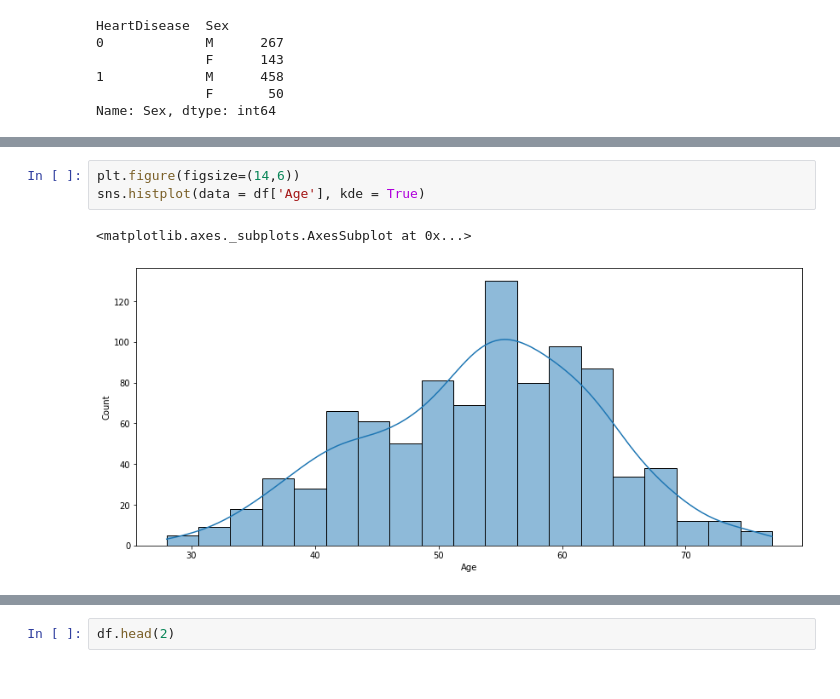
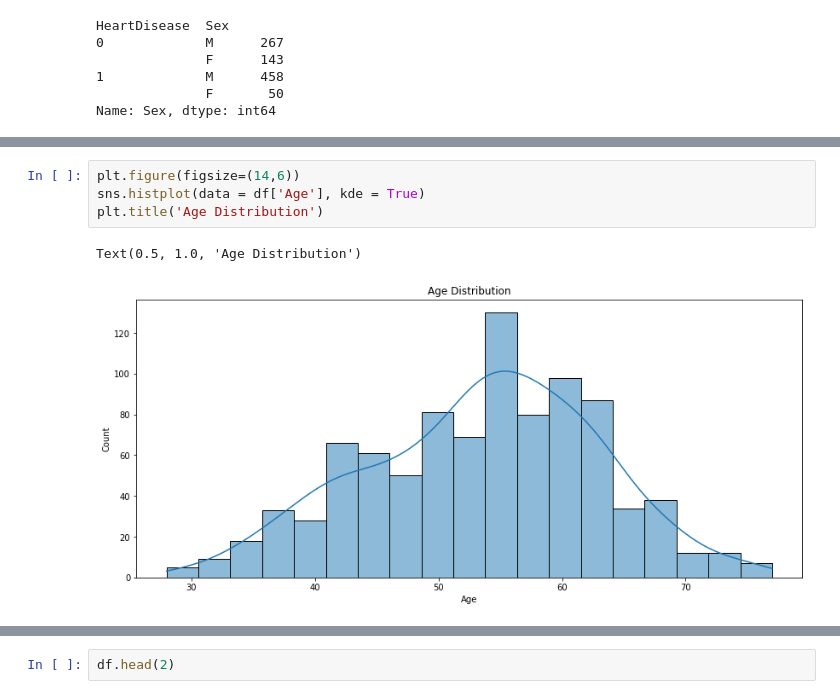
Before and after one commit to Yusufadepoju/Heart-Disease-Prediction-Analysis-and-Model, a Jupyter notebook: Heart.ipynb, the cells around one changed output, grey strips where cells are left out. Saved outputs shown, nothing was run; the diff lists cells and outputs as text.

```diff
--- a/Heart.ipynb
+++ b/Heart.ipynb
@@ -107,6 +135,7 @@ sns.countplot(data=df, x='Sex', hue='HeartDisease', ax=ax2)
 # %%
 plt.figure(figsize=(14,6))
 sns.histplot(data = df['Age'], kde = True)
+plt.title('Age Distribution')
 # %% [output]
-<matplotlib.axes._subplots.AxesSubplot at 0x...>
+Text(0.5, 1.0, 'Age Distribution')
-[figure, old version]
+[figure, new version]
```
Also changed, not shown: parts of 110 cells of this notebook.
